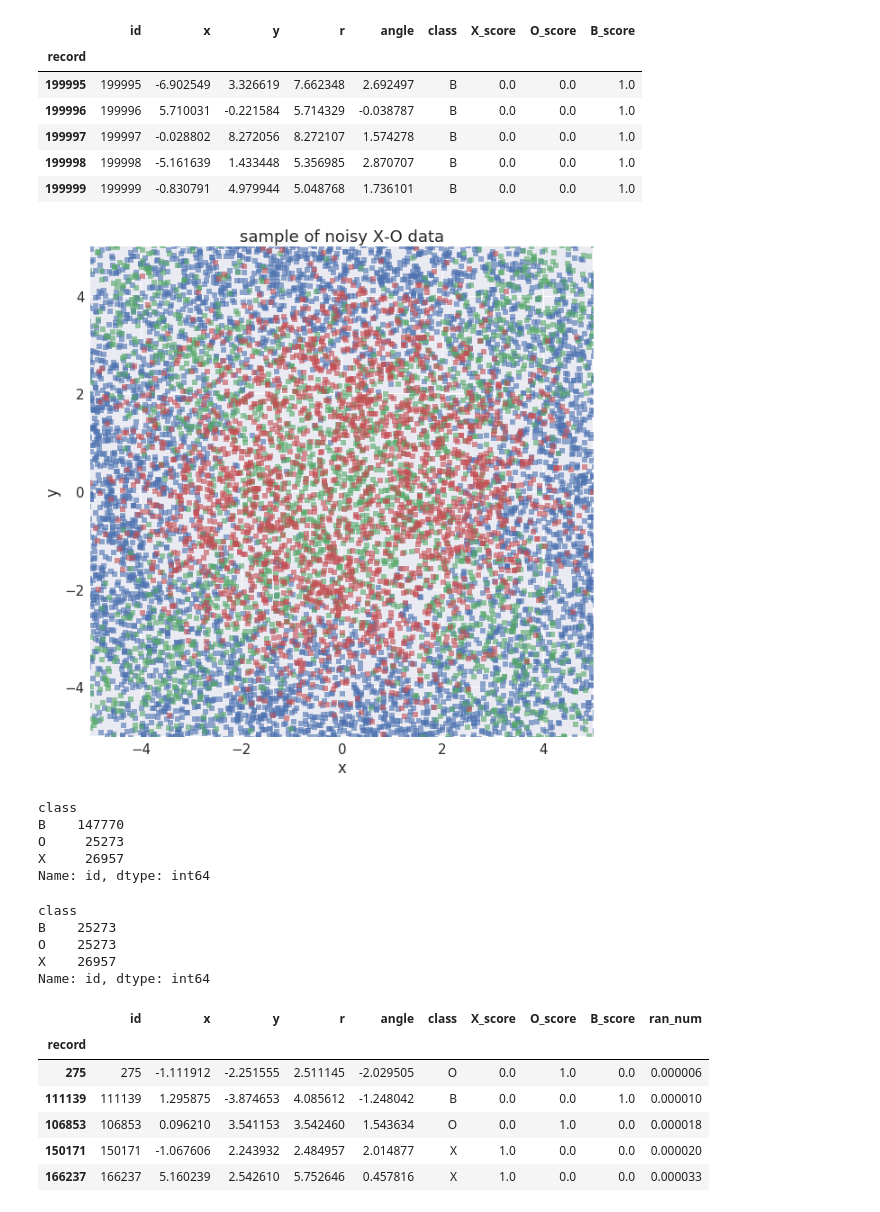
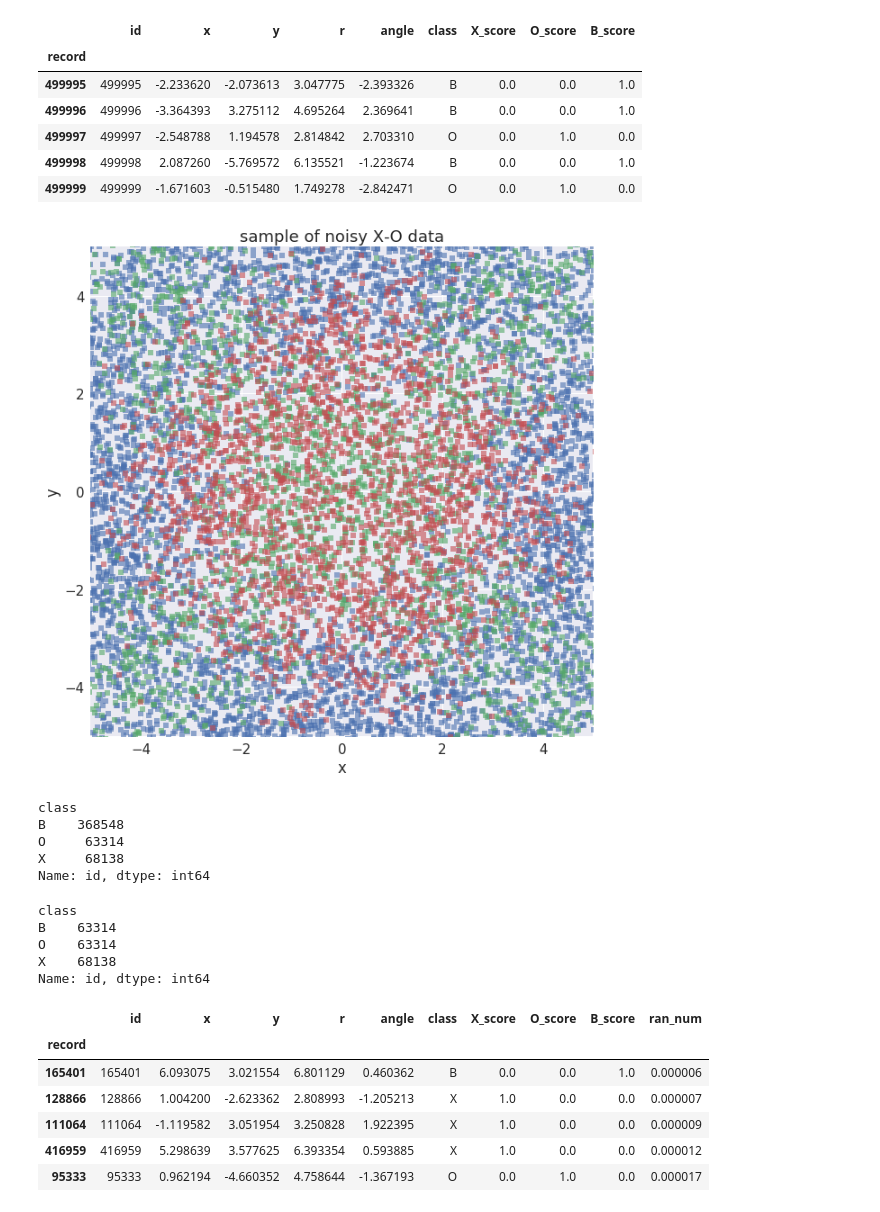
Before and after one commit to joehahn/exes-n-ohs, a Jupyter notebook: mlp_model.ipynb, the cells around one changed output. Drawn from its saved outputs; the diff is of its cells as text; code cells hidden in the pictures.

```diff
--- a/mlp_model.ipynb
+++ b/mlp_model.ipynb
@@ -20,21 +20,21 @@ import time as tm
 time_start = tm.time()
 # %%
 #generate training and validation data
-N_dots = 200000
+N_dots = 500000                 #this uses 4% of instancememory
 import numpy as np
 rn_state = np.random.RandomState(seed=rn_seed)
 from helper_fns import *
 train = make_xo_df(N_dots, initial_id, x_half_width, radius, box_half_width, jitter)
 validate = make_xo_df(N_dots, initial_id, x_half_width, radius, box_half_width, jitter)
 train.tail()
 # %% [output]
 |  | id | x | y | r | angle | class | X_score | O_score | B_score |
 | record |  |  |  |  |  |  |  |  |  |
-| 199995 | 199995 | -6.902549 | 3.326619 | 7.662348 | 2.692497 | B | 0.0 | 0.0 | 1.0 |
-| 199996 | 199996 | 5.710031 | -0.221584 | 5.714329 | -0.038787 | B | 0.0 | 0.0 | 1.0 |
-| 199997 | 199997 | -0.028802 | 8.272056 | 8.272107 | 1.574278 | B | 0.0 | 0.0 | 1.0 |
-| 199998 | 199998 | -5.161639 | 1.433448 | 5.356985 | 2.870707 | B | 0.0 | 0.0 | 1.0 |
-| 199999 | 199999 | -0.830791 | 4.979944 | 5.048768 | 1.736101 | B | 0.0 | 0.0 | 1.0 |
+| 499995 | 499995 | -2.233620 | -2.073613 | 3.047775 | -2.393326 | B | 0.0 | 0.0 | 1.0 |
+| 499996 | 499996 | -3.364393 | 3.275112 | 4.695264 | 2.369641 | B | 0.0 | 0.0 | 1.0 |
+| 499997 | 499997 | -2.548788 | 1.194578 | 2.814842 | 2.703310 | O | 0.0 | 1.0 | 0.0 |
+| 499998 | 499998 | 2.087260 | -5.769572 | 6.135521 | -1.223674 | B | 0.0 | 0.0 | 1.0 |
+| 499999 | 499999 | -1.671603 | -0.515480 | 1.749278 | -2.842471 | O | 0.0 | 1.0 | 0.0 |
 # %%
 #prep plots
 %matplotlib inline
@@ -71,15 +71,15 @@ p = ax.set_xlim(xy_rng)
 p = ax.set_ylim(xy_rng)
 #plt.savefig('figs/training_data.png')
 # %% [output]
-[figure, old version]
+[figure, new version]
 # %%
 #note class imbalance in training data
 train.groupby('class')['id'].count()
 # %% [output]
 class
-B    147770
-O     25273
-X     26957
+B    368548
+O     63314
+X     68138
 Name: id, dtype: int64
 # %%
 #rebalance training data & randomize records
@@ -94,17 +94,17 @@ print train_balanced.groupby('class')['id'].count()
 train_balanced.head()
 # %% [output]
 class
-B    25273
-O    25273
-X    26957
+B    63314
+O    63314
+X    68138
 Name: id, dtype: int64
 |  | id | x | y | r | angle | class | X_score | O_score | B_score | ran_num |
 | record |  |  |  |  |  |  |  |  |  |  |
-| 275 | 275 | -1.111912 | -2.251555 | 2.511145 | -2.029505 | O | 0.0 | 1.0 | 0.0 | 0.000006 |
-| 111139 | 111139 | 1.295875 | -3.874653 | 4.085612 | -1.248042 | B | 0.0 | 0.0 | 1.0 | 0.000010 |
-| 106853 | 106853 | 0.096210 | 3.541153 | 3.542460 | 1.543634 | O | 0.0 | 1.0 | 0.0 | 0.000018 |
-| 150171 | 150171 | -1.067606 | 2.243932 | 2.484957 | 2.014877 | X | 1.0 | 0.0 | 0.0 | 0.000020 |
-| 166237 | 166237 | 5.160239 | 2.542610 | 5.752646 | 0.457816 | X | 1.0 | 0.0 | 0.0 | 0.000033 |
+| 165401 | 165401 | 6.093075 | 3.021554 | 6.801129 | 0.460362 | B | 0.0 | 0.0 | 1.0 | 0.000006 |
+| 128866 | 128866 | 1.004200 | -2.623362 | 2.808993 | -1.205213 | X | 1.0 | 0.0 | 0.0 | 0.000007 |
+| 111064 | 111064 | -1.119582 | 3.051954 | 3.250828 | 1.922395 | X | 1.0 | 0.0 | 0.0 | 0.000009 |
+| 416959 | 416959 | 5.298639 | 3.577625 | 6.393354 | 0.593885 | X | 1.0 | 0.0 | 0.0 | 0.000012 |
+| 95333 | 95333 | 0.962194 | -4.660352 | 4.758644 | -1.367193 | O | 0.0 | 1.0 | 0.0 | 0.000017 |
 # %%
 #rebalance validation data
 df = validate
```
Also changed, not shown: parts of 8 cells of this notebook, 2 other files.
